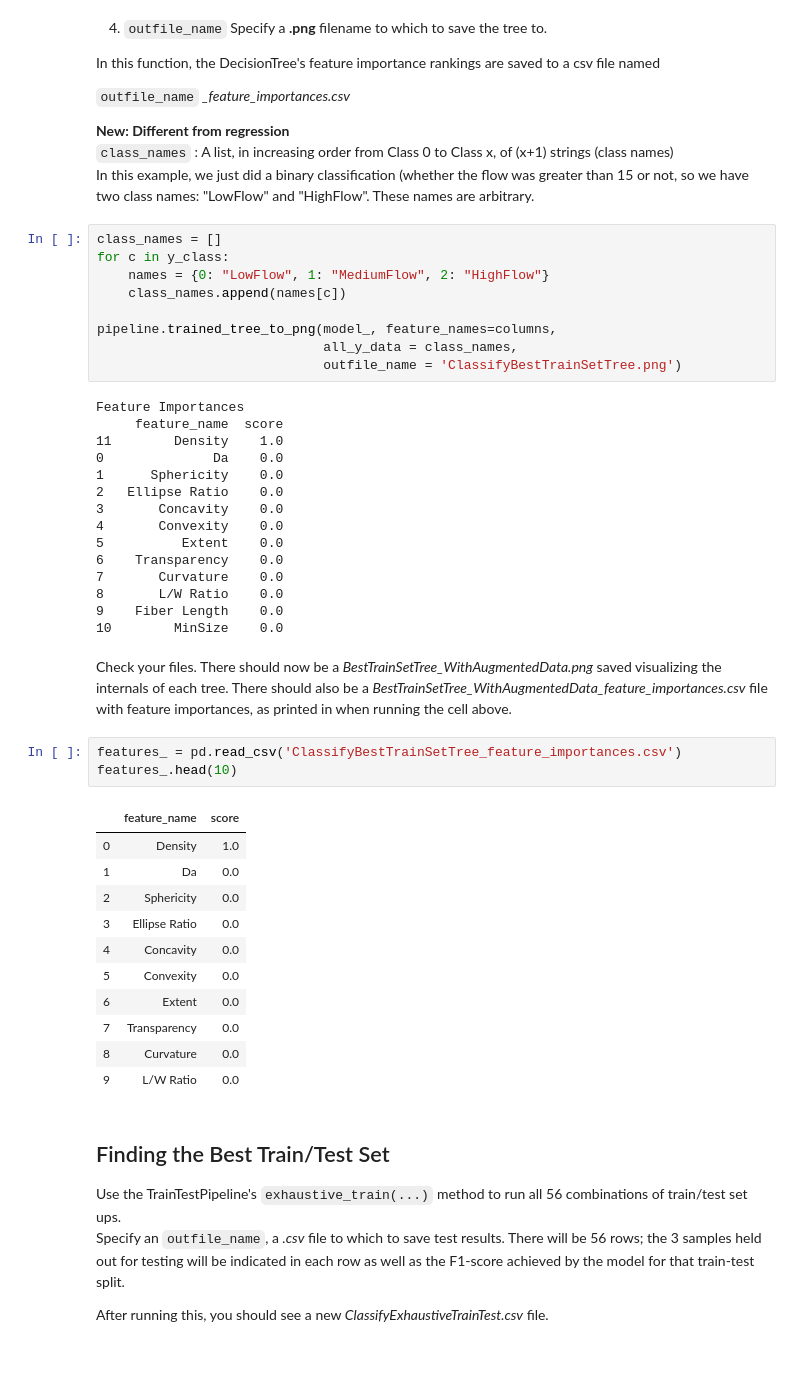
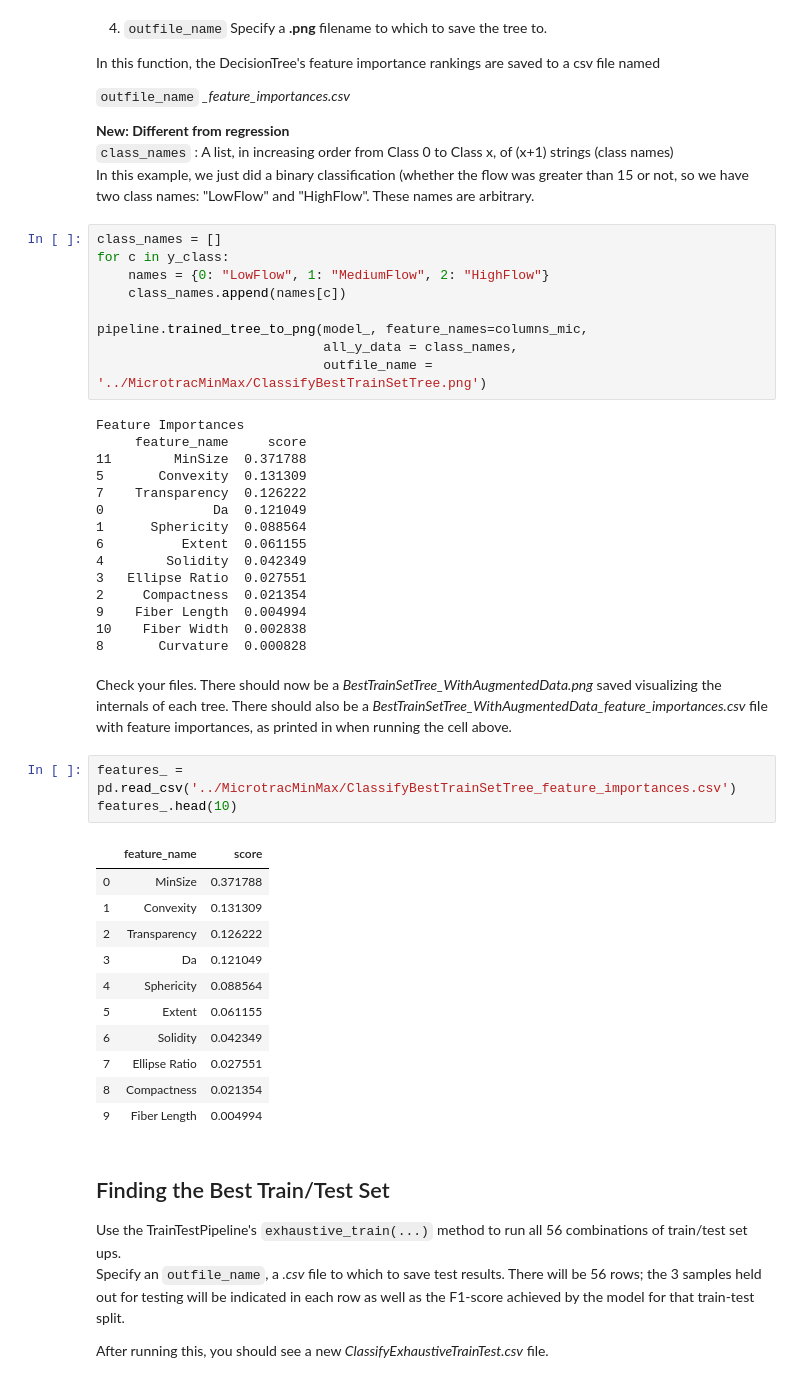
Before and after one commit to ostapen/flowability, a Jupyter notebook: Notebooks/Flowability Classification - Binary or Multiclass.ipynb, the cells around one changed output. Saved outputs shown, nothing was run; the diff lists cells and outputs as text.

````diff
--- a/Notebooks/Flowability Classification - Binary or Multiclass.ipynb
+++ b/Notebooks/Flowability Classification - Binary or Multiclass.ipynb
@@ -225,41 +238,41 @@ for c in y_class:
     names = {0: "LowFlow", 1: "MediumFlow", 2: "HighFlow"}
     class_names.append(names[c])
 
-pipeline.trained_tree_to_png(model_, feature_names=columns,
+pipeline.trained_tree_to_png(model_, feature_names=columns_mic,
                              all_y_data = class_names,
-                             outfile_name = 'ClassifyBestTrainSetTree.png')
+                             outfile_name = '../MicrotracMinMax/ClassifyBestTrainSetTree.png')
 # %% [output]
 Feature Importances
-     feature_name  score
-11        Density    1.0
-0              Da    0.0
-1      Sphericity    0.0
-2   Ellipse Ratio    0.0
-3       Concavity    0.0
-4       Convexity    0.0
-5          Extent    0.0
-6    Transparency    0.0
-7       Curvature    0.0
-8       L/W Ratio    0.0
-9    Fiber Length    0.0
-10        MinSize    0.0
+     feature_name     score
+11        MinSize  0.371788
+5       Convexity  0.131309
+7    Transparency  0.126222
+0              Da  0.121049
+1      Sphericity  0.088564
+6          Extent  0.061155
+4        Solidity  0.042349
+3   Ellipse Ratio  0.027551
+2     Compactness  0.021354
+9    Fiber Length  0.004994
+10    Fiber Width  0.002838
+8       Curvature  0.000828
 # %% [markdown]
 Check your files. There should now be a *BestTrainSetTree_WithAugmentedData.png* saved visualizing the internals of each tree. There should also be a *BestTrainSetTree_WithAugmentedData_feature_importances.csv* file with feature importances, as printed in when running the cell above.
 # %%
-features_ = pd.read_csv('ClassifyBestTrainSetTree_feature_importances.csv')
+features_ = pd.read_csv('../MicrotracMinMax/ClassifyBestTrainSetTree_feature_importances.csv')
 features_.head(10)
 # %% [output]
 |  | feature_name | score |
-| 0 | Density | 1.0 |
-| 1 | Da | 0.0 |
-| 2 | Sphericity | 0.0 |
-| 3 | Ellipse Ratio | 0.0 |
-| 4 | Concavity | 0.0 |
-| 5 | Convexity | 0.0 |
-| 6 | Extent | 0.0 |
-| 7 | Transparency | 0.0 |
-| 8 | Curvature | 0.0 |
-| 9 | L/W Ratio | 0.0 |
+| 0 | MinSize | 0.371788 |
+| 1 | Convexity | 0.131309 |
+| 2 | Transparency | 0.126222 |
+| 3 | Da | 0.121049 |
+| 4 | Sphericity | 0.088564 |
+| 5 | Extent | 0.061155 |
+| 6 | Solidity | 0.042349 |
+| 7 | Ellipse Ratio | 0.027551 |
+| 8 | Compactness | 0.021354 |
+| 9 | Fiber Length | 0.004994 |
 # %% [markdown]
 ## Finding the Best Train/Test Set
 Use the TrainTestPipeline's ```exhaustive_train(...)``` method to run all 56 combinations of train/test set ups.
````
Also changed, not shown: parts of 13 cells of this notebook.
